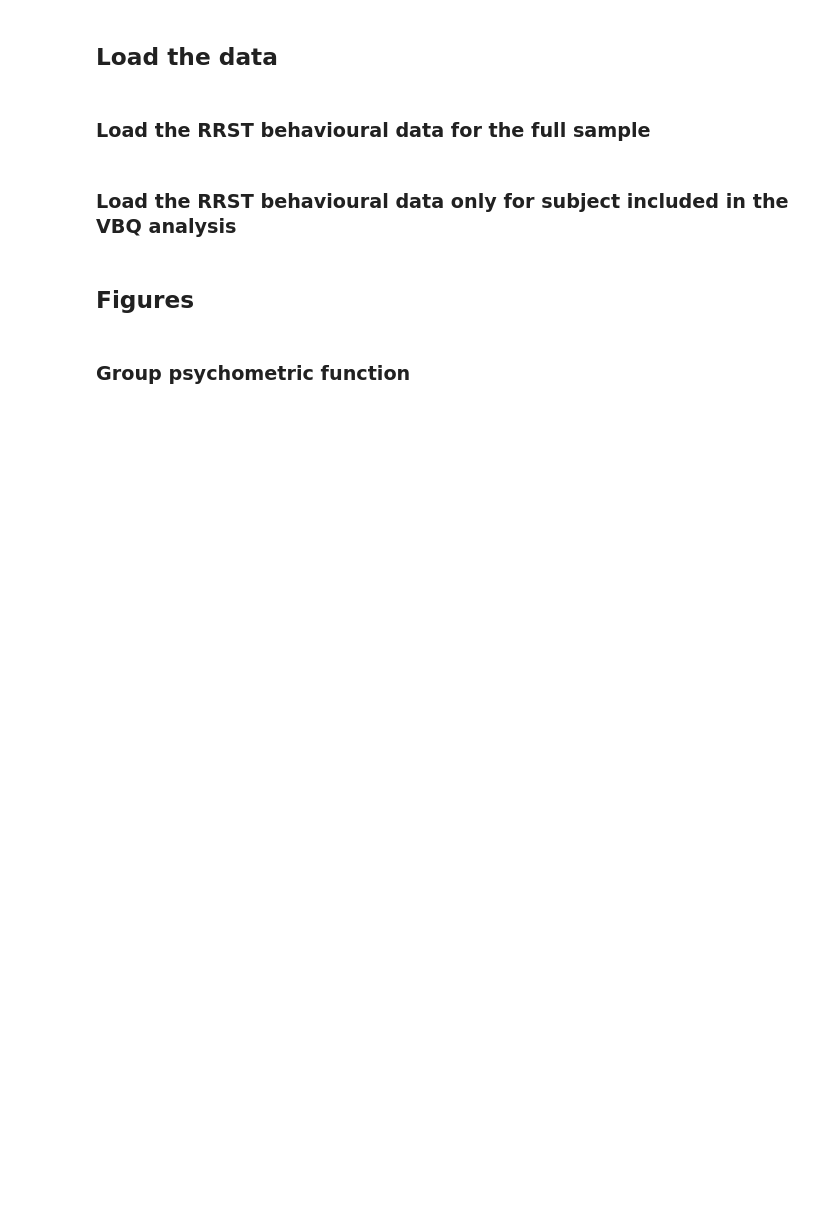
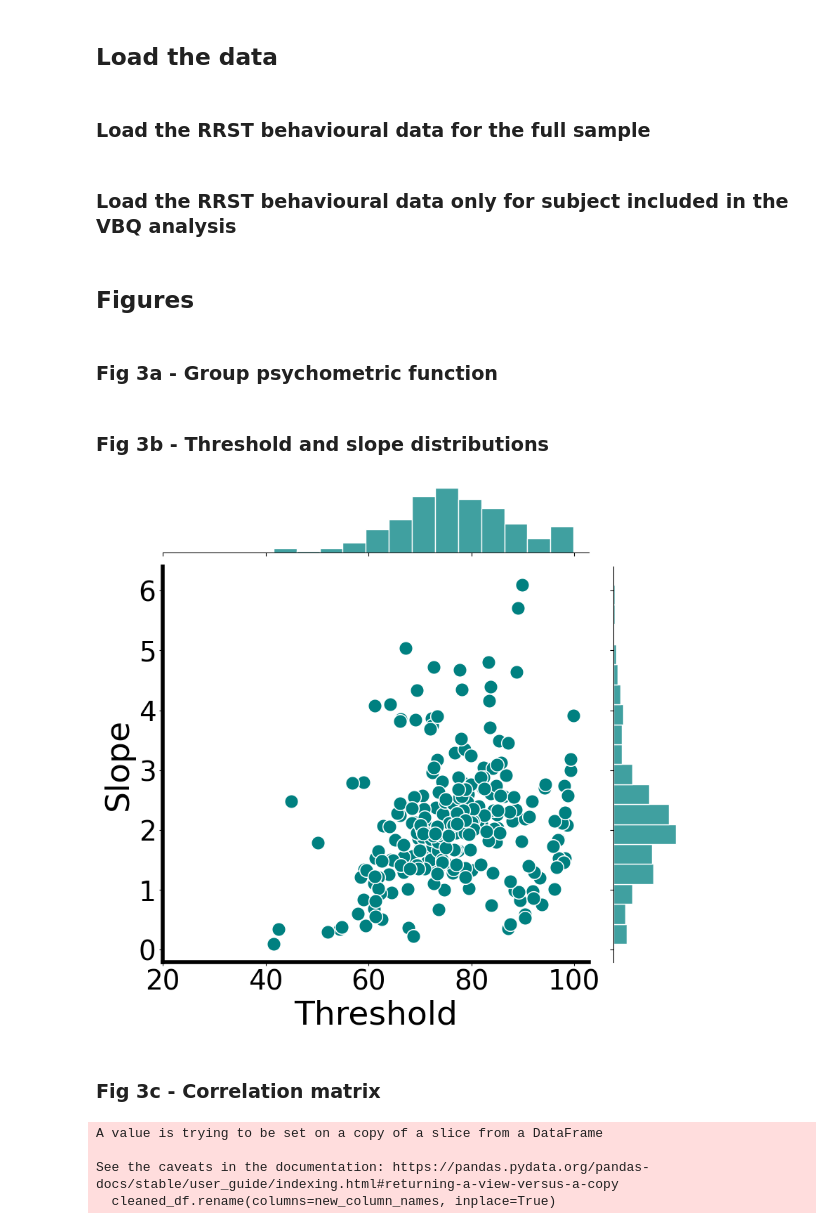
Before and after one commit to embodied-computation-group/Respiroception_VBQ, a Jupyter notebook: analysis/respirocept_behav_analysis.ipynb, the cells around one changed output. Drawn from its saved outputs; the diff is of its cells as text; code cells hidden in the pictures; blank space fills up the shorter version.

Commit message:
analysis: add remaining plots to analysis notebook

```diff
--- a/analysis/respirocept_behav_analysis.ipynb
+++ b/analysis/respirocept_behav_analysis.ipynb
@@ -22,8 +22,9 @@ Matplotlib created a temporary cache directory at /var/folders/wh/fsqw487n2kz8s4
 # Figure saving options
 flag_savefigs = False
 
-fontsize_axis_ticks = 24
-fontsize_axis_labels = 32
+# Font size: 24, 32
+fontsize_axis_ticks = 28
+fontsize_axis_labels = 34
 
 axis_thickness = 2
 # %% [markdown]
@@ -33,6 +34,3 @@ axis_thickness = 2
 # %%
 rrst_data_fpath = f'{data_dir}/rrst_behav_data_full.csv'
 rrst_data_full = pd.read_csv(rrst_data_fpath)
-
-# Rename selected columns
-rrst_data_full = rrst_data_full.rename(columns={'ID': 'id'})
@@ -44,7 +63,7 @@ rrst_data_subset = pd.read_csv(vbq_data_fpath)
 # %% [markdown]
 ## Figures
 # %% [markdown]
-### Group psychometric function
+### Fig 3a - Group psychometric function
 # %%
 fig_filename = 'rrst_group_pmf.png'
 
@@ -124,3 +143,69 @@ if flag_savefigs:
 
 
 plt.show()
+# %% [markdown]
+### Fig 3b - Threshold and slope distributions
+# %%
+fig_filename = 'rrst_thresh-slope_correlation_joint.png'
+
+# Create a DataFrame
+thresh_ests = cleaned_df['psi_thresh']
+slope_ests = cleaned_df['psi_slope']
+df = pd.DataFrame({'Threshold': thresh_ests, 'Slope': slope_ests})
+
+# Create the joint plot
+joint_plot = sns.jointplot(x="Threshold", y="Slope", data=df, color="teal", marginal_kws={'color': 'teal', 'edgecolor': 'white'}, s=200, height=8.5)
+
+# Access the underlying matplotlib figure and axes
+fig = joint_plot.fig
+ax = joint_plot.ax_joint
+
+# Set labels and ticks
+ax.set_xlabel('Threshold', fontsize=fontsize_axis_labels)
+ax.set_xticks([3.4, 6.8, 10.2, 13.6, 17])  # Set the positions of the ticks
+ax.set_xticklabels(['20', '40', '60', '80', '100'], fontsize=fontsize_axis_ticks)  # Set the labels for the ticks
+ax.set_ylabel('Slope', fontsize=fontsize_axis_labels)
+ax.tick_params(axis='both', labelsize=fontsize_axis_ticks)
+
+
+# Modify spines to make the frame thicker
+for spine in ax.spines.values():
+    spine.set_linewidth(4)  # You can adjust the thickness (4 is just an example)
+
+# Remove right and top spines
+ax.spines['right'].set_visible(False)
+ax.spines['top'].set_visible(False)
+
+# Adjust layout to prevent clipping at the bottom
+plt.tight_layout(rect=[0, 0, 1, 0.95])
+
+if flag_savefigs:
+    # Save the figure with a specified size and resolution
+    fig_filepath = f'{figures_dir}{fig_filename}'
+    fig.savefig(fig_filepath, dpi=300)
+
+plt.show()
+# %% [output]
+[figure, added]
+# %% [markdown]
+### Fig 3c - Correlation matrix
+# %%
+# Rename columns
+# Dictionary of old column names as keys and new column names as values
+new_column_names = {
+    'psi_thresh': 'threshold',
+    'psi_slope': 'slope',
+    'meanDispRating': 'displeasure'
+}
+
+# Rename the columns
+cleaned_df.rename(columns=new_column_names, inplace=True)
+
+# Selecting specific columns
+selected_columns = ['threshold', 'slope', 'aROC', 'meanConf', 'displeasure', 'gender', 'age', 'bmi']
+corrplot_data = cleaned_df[selected_columns]
+# %% [output]
+A value is trying to be set on a copy of a slice from a DataFrame
+
+See the caveats in the documentation: https://pandas.pydata.org/pandas-docs/stable/user_guide/indexing.html#returning-a-view-versus-a-copy
+  cleaned_df.rename(columns=new_column_names, inplace=True)
```
Also changed, not shown: parts of 12 cells of this notebook.
